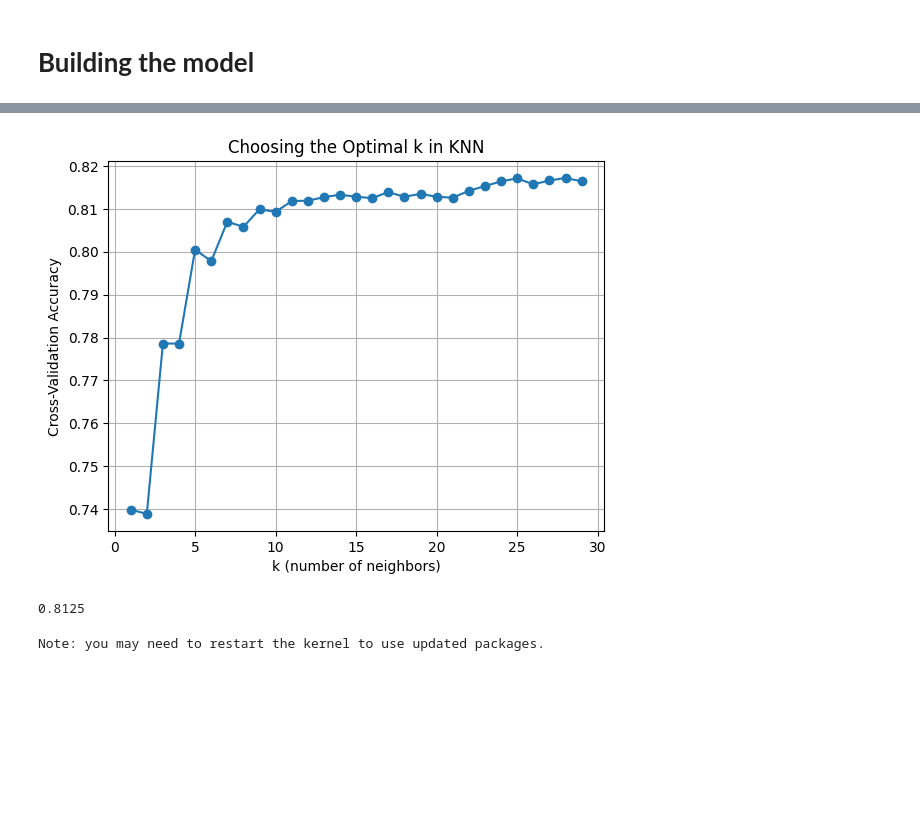
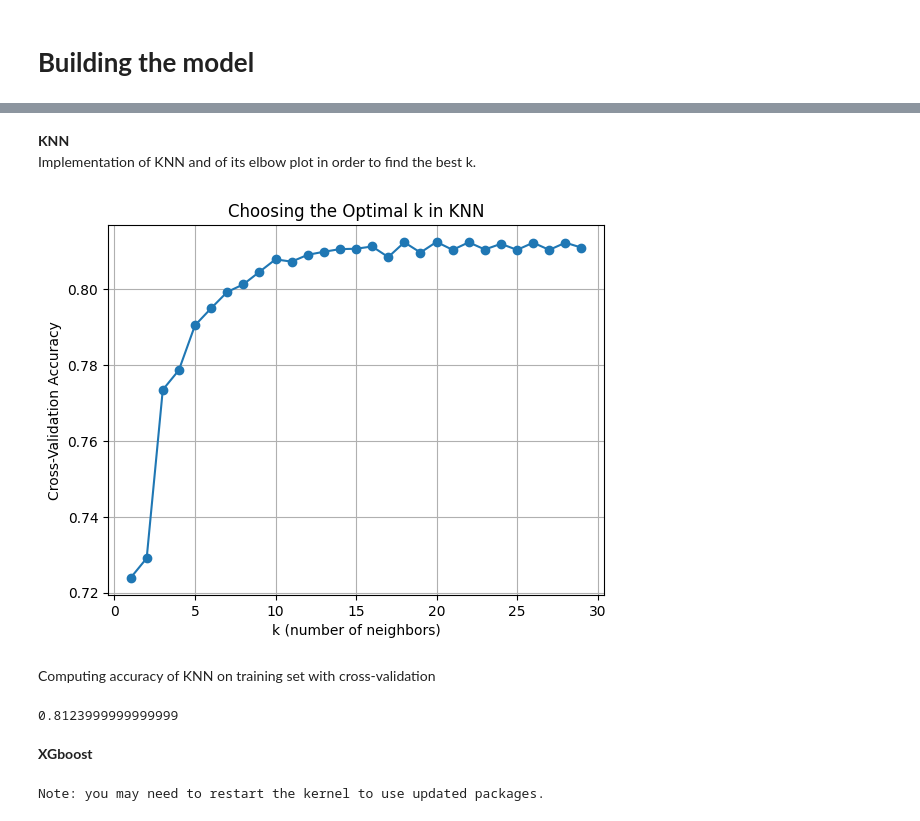
Before and after one commit to TommasoSbrenna/Challenge-FDS, a Jupyter notebook: notebook-definitivo.ipynb, the cells around one changed output, grey strips where cells are left out. Saved outputs shown, nothing was run; the diff lists cells and outputs as text; code cells hidden in the pictures; blank space fills up the shorter version.

```diff
--- a/notebook-definitivo.ipynb
+++ b/notebook-definitivo.ipynb
@@ -15,6 +15,7 @@ test_file_path = os.path.join(DATA_PATH, 'test.jsonl')
 # %%
 train_data = []
 
+# Read the file line by line
 print(f"Loading data from '{train_file_path}'...")
 try:
     with open(train_file_path, 'r') as f:
@@ -25,10 +26,10 @@ try:
     # Let's inspect the first battle to see its structure
     print("\n--- Structure of the first train battle: ---")
     if train_data:
-        first_battle = train_data[0]
+        first_battle = train_data[7]
 
         battle_for_display = first_battle.copy()
-        battle_for_display['battle_timeline'] = battle_for_display.get('battle_timeline', []) [:2] # Show first 2 turns
+        battle_for_display['battle_timeline'] = battle_for_display.get('battle_timeline', [])[:2] # Show first 2 turns
 
         print(json.dumps(battle_for_display, indent=4))
         if len(first_battle.get('battle_timeline', [])) > 2:
@@ -607,49 +495,37 @@ X_test_rf_scaled = scaler.fit_transform(X_test_rf)
 # %%
-# per la regressione logistica applico grid search per trovare i migliori iperparametri
-
+from sklearn.linear_model import LogisticRegression
 from sklearn.model_selection import GridSearchCV
 from sklearn.linear_model import LogisticRegression
 from sklearn.metrics import confusion_matrix, roc_auc_score
 
 model = LogisticRegression(random_state=42, max_iter=1000)
-# Define the parameter grid to search
+
+
 param_grid = {
     'C': [0.1, 0.5, 1, 1.5, 2],
     'penalty': ['l1', 'l2'],
     'solver': ['liblinear', 'lbfgs']
 }
 
-# Create the GridSearchCV object
+
 grid_logreg = GridSearchCV(
     estimator=model,
     param_grid=param_grid,
     scoring=['roc_auc', 'accuracy'],
-    n_jobs=4,        # use 4 cores in parallel
-    cv=5,            # 5-fold cross-validation, more on this later
-    refit='accuracy',      # retrain the best model on the full training set
+    n_jobs=4,
+    cv=5,
+    refit='roc_auc',  #  the metric by which we want to take the best estimator
     return_train_score=True
 )
 
-# Fit the GridSearchCV object on the training data for lr
-grid_logreg.fit(X_train_lr_scaled, y_train)
 
-# Read the cv_results_ property into a DataFrame
+grid_logreg.fit(X_train_scaled, y_train)
+
 cv_results_df = pd.DataFrame(grid_logreg.cv_results_)
 
-# Check what type of object the best_estimator_ property returns
-print(type(grid_logreg.best_estimator_))
+predictions_lr = grid_logreg.best_estimator_.predict(X_test_scaled)
 
-# Use the best estimator to make predictions on the test set
-predictions_lr = grid_logreg.best_estimator_.predict(X_test_lr_scaled)
-
-# Display a few predicted class labels (0 = benign, 1 = malignant)
 print("Predicted labels:", predictions_lr[:10])
-
-cv_df = pd.DataFrame(grid_logreg.cv_results_)
-best_idx = grid_logreg.best_index_
-mean_acc = cv_df.loc[best_idx, 'mean_test_accuracy']
-print("\naccuracy",mean_acc)
-best_log_reg = grid_logreg.best_estimator_
 # %% [output]
 25 fits failed out of a total of 100.
 The score on these train-test partitions for these parameters will be set to nan.
@@ -675,31 +601,38 @@ accuracy 0.8302999999999999
+# %% [markdown]
+**KNN**
+Implementation of KNN and of its elbow plot in order to find the best k.
 # %%
-#faccio elbow-plot su knn per troavare miglior k
 from sklearn.neighbors import KNeighborsClassifier
 from sklearn.model_selection import train_test_split, cross_val_score
 from sklearn.metrics import accuracy_score, confusion_matrix, ConfusionMatrixDisplay
 import matplotlib.pyplot as plt
 
 ks = range(1, 30)
-# Compute 5-fold cross-validation accuracy for each k
+
 scores = [
-    cross_val_score(KNeighborsClassifier(n_neighbors=k), X_train_knn_scaled, y_train, cv=5).mean()
+    cross_val_score(KNeighborsClassifier(n_neighbors=k), X_train_scaled, y_train, cv=5).mean()
     for k in ks
 ]
+
 plt.plot(ks, scores, marker='o')
 plt.xlabel('k (number of neighbors)')
 plt.ylabel('Cross-Validation Accuracy')
 plt.title('Choosing the Optimal k in KNN')
 plt.grid(True)
 plt.show()
 
-# elbow at 24
+# elbow at k = 18
 # %% [output]
-[figure, old version]
+[figure, new version]
+# %% [markdown]
+Computing accuracy of KNN on training set with cross-validation
 # %%
-acc_knn = cross_val_score(KNeighborsClassifier(n_neighbors = 24), X_train_scaled, y_train, cv = 5).mean()
+acc_knn = cross_val_score(KNeighborsClassifier(n_neighbors = 18), X_train_scaled, y_train, cv = 5).mean()
 print(acc_knn)
 # %% [output]
-0.8125
+0.8123999999999999
+# %% [markdown]
+**XGboost**
 # %%
 pip install xgboost -q
 # %% [output]
```
Also changed, not shown: parts of 21 cells of this notebook.
